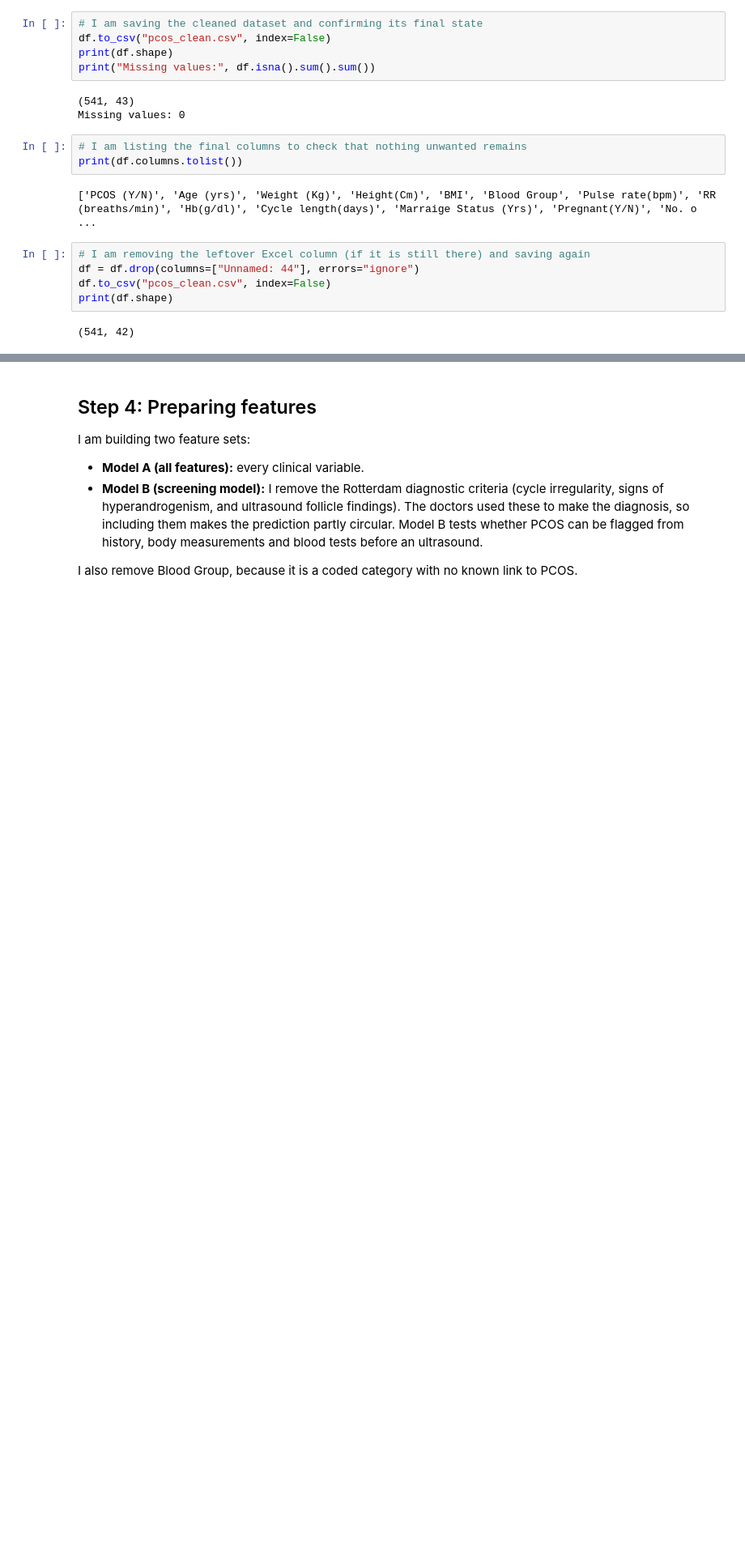
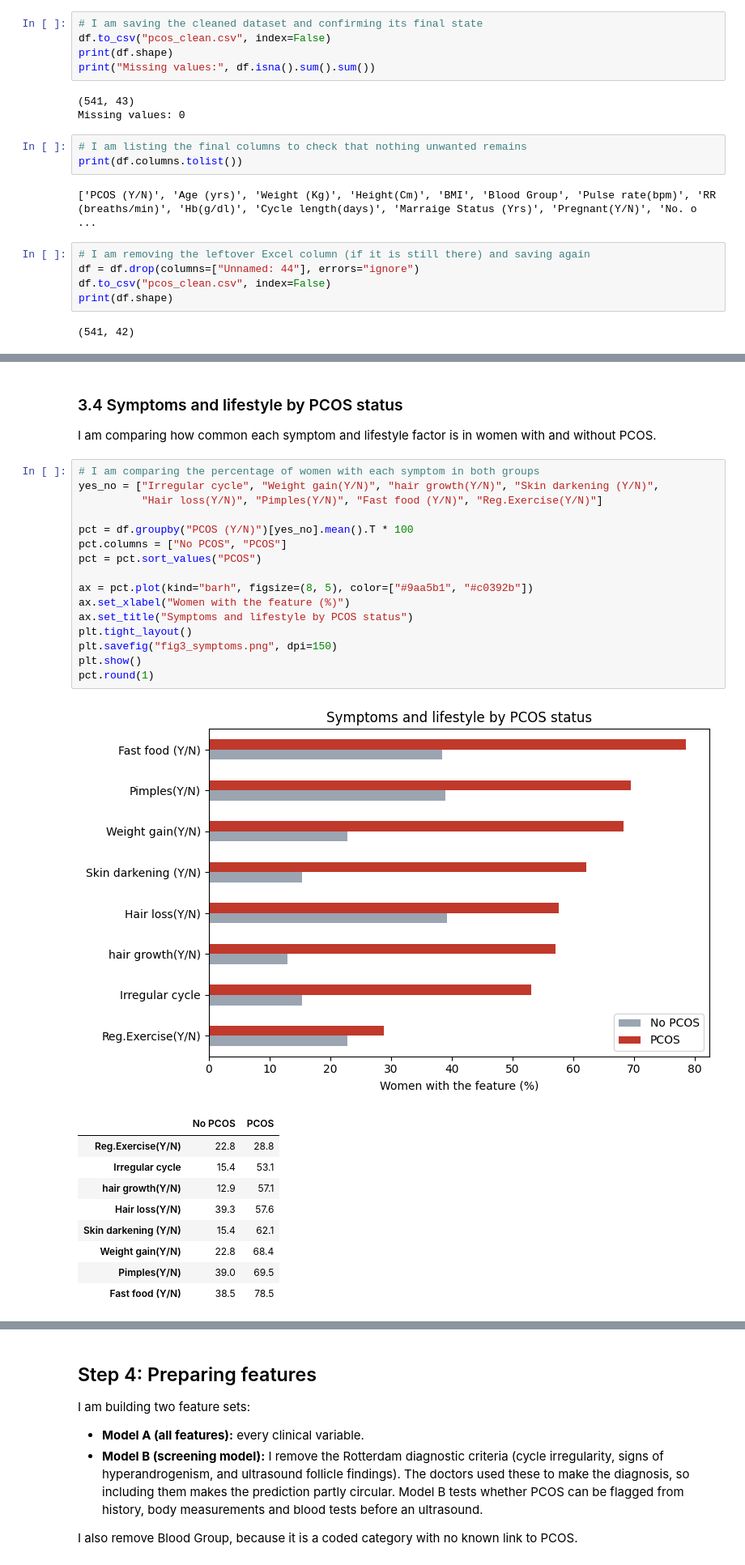
Before and after one commit to abhisat16/PCOS-Project, a Jupyter notebook: pcos_analysis.ipynb, the cells around one changed output, grey strips where cells are left out. Shown at 81% size. Cells and saved outputs as stored; diff of their text form; blank space fills up the shorter version.

```diff
--- a/pcos_analysis.ipynb
+++ b/pcos_analysis.ipynb
@@ -382,0 +475,31 @@ print(df.shape)
+# %% [markdown]
+### 3.4 Symptoms and lifestyle by PCOS status
+
+I am comparing how common each symptom and lifestyle factor is in women with and without PCOS.
+# %%
+# I am comparing the percentage of women with each symptom in both groups
+yes_no = ["Irregular cycle", "Weight gain(Y/N)", "hair growth(Y/N)", "Skin darkening (Y/N)",
+          "Hair loss(Y/N)", "Pimples(Y/N)", "Fast food (Y/N)", "Reg.Exercise(Y/N)"]
+
+pct = df.groupby("PCOS (Y/N)")[yes_no].mean().T * 100
+pct.columns = ["No PCOS", "PCOS"]
+pct = pct.sort_values("PCOS")
+
+ax = pct.plot(kind="barh", figsize=(8, 5), color=["#9aa5b1", "#c0392b"])
+ax.set_xlabel("Women with the feature (%)")
+ax.set_title("Symptoms and lifestyle by PCOS status")
+plt.tight_layout()
+plt.savefig("fig3_symptoms.png", dpi=150)
+plt.show()
+pct.round(1)
+# %% [output]
+[figure, added]
+|  | No PCOS | PCOS |
+| Reg.Exercise(Y/N) | 22.8 | 28.8 |
+| Irregular cycle | 15.4 | 53.1 |
+| hair growth(Y/N) | 12.9 | 57.1 |
+| Hair loss(Y/N) | 39.3 | 57.6 |
+| Skin darkening (Y/N) | 15.4 | 62.1 |
+| Weight gain(Y/N) | 22.8 | 68.4 |
+| Pimples(Y/N) | 39.0 | 69.5 |
+| Fast food (Y/N) | 38.5 | 78.5 |
```
Also changed, not shown: parts of 23 cells of this notebook.
